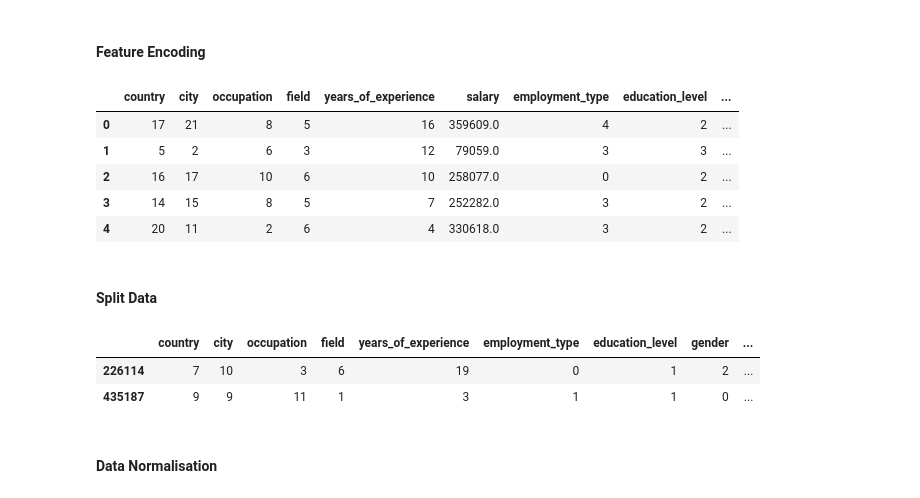
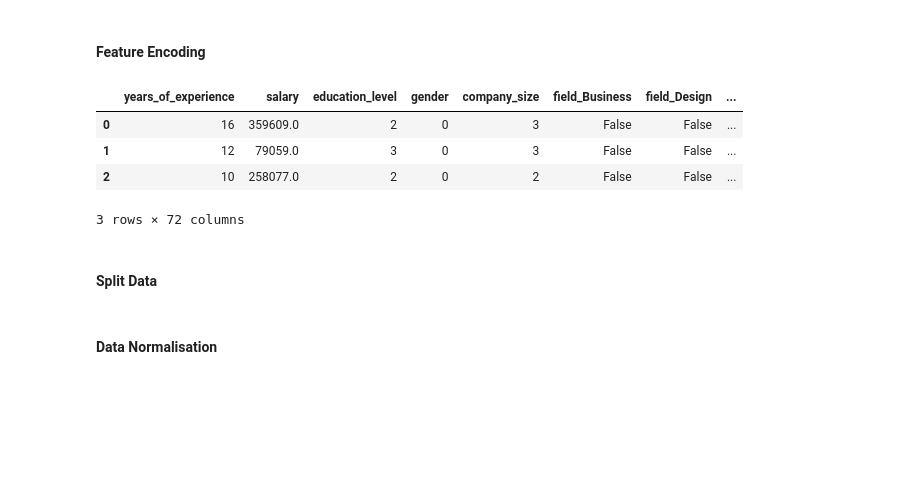
Before and after one commit to KaraniAbdellah/Job_Market, a Jupyter notebook: model_random_forset.ipynb, the cells around one changed output. Saved outputs shown, nothing was run; the diff lists cells and outputs as text; code cells hidden in the pictures; blank space fills up the shorter version.

Commit message:
feat: add One Hot Coding and Label Conding/Mapping to Some Features

```diff
--- a/model_random_forset.ipynb
+++ b/model_random_forset.ipynb
@@ -36,17 +37,24 @@ from sklearn.preprocessing import LabelEncoder
 # %%
-# Encoding The DataSet Features (country, city, field, employment_type, education_level, gender, company_size)
-le = LabelEncoder()
-features = ["country", "city", "occupation", "field", "employment_type", "education_level", "gender", "company_size"]
-for feature in features:
-    cp_data[feature] = le.fit_transform(cp_data[feature])
-cp_data.head()
+# Mapping/Label Encoding This Varaibles
+company_size_map = {'Large': 3, 'Enterprise': 2, 'Medium': 1, 'Small': 0}
+cp_data["company_size"] = [company_size_map[v] for v in cp_data["company_size"]]
+
+gender_map = {'Male': 0, 'Female': 1, 'Other': 2}
+cp_data["gender"] = [gender_map[v] for v in cp_data["gender"]]
+
+education_level_map = {'PhD': 3, 'Master': 2, 'Bachelor': 1, 'High School': 0}
+cp_data["education_level"] = [education_level_map[v] for v in cp_data["education_level"]]
+
+# One-Hot-Encoding
+one_hot_encoder = OneHotEncoder()
+cp_data = pd.get_dummies(cp_data, columns=["field", "employment_type", "city", "country", "occupation"])
+cp_data.head(3)
 # %% [output]
-|  | country | city | occupation | field | years_of_experience | salary | employment_type | education_level | ... |
-| 0 | 17 | 21 | 8 | 5 | 16 | 359609.0 | 4 | 2 | ... |
-| 1 | 5 | 2 | 6 | 3 | 12 | 79059.0 | 3 | 3 | ... |
-| 2 | 16 | 17 | 10 | 6 | 10 | 258077.0 | 0 | 2 | ... |
-| 3 | 14 | 15 | 8 | 5 | 7 | 252282.0 | 3 | 2 | ... |
-| 4 | 20 | 11 | 2 | 6 | 4 | 330618.0 | 3 | 2 | ... |
+|  | years_of_experience | salary | education_level | gender | company_size | field_Business | field_Design | ... |
+| 0 | 16 | 359609.0 | 2 | 0 | 3 | False | False | ... |
+| 1 | 12 | 79059.0 | 3 | 0 | 3 | False | False | ... |
+| 2 | 10 | 258077.0 | 2 | 0 | 2 | False | False | ... |
+3 rows × 72 columns
 # %% [markdown]
 #### Split Data
 # %%
@@ -58,11 +66,6 @@ from sklearn.model_selection import train_test_split
 # %%
 # Split Train Set, Test Set
 X_train, X_test, y_train, y_test = train_test_split(X, y, test_size=0.3, random_state=42)
-X_train.head(2)
-# %% [output]
-|  | country | city | occupation | field | years_of_experience | employment_type | education_level | gender | ... |
-| 226114 | 7 | 10 | 3 | 6 | 19 | 0 | 1 | 2 | ... |
-| 435187 | 9 | 9 | 11 | 1 | 3 | 1 | 1 | 0 | ... |
 # %% [markdown]
 #### Data Normalisation
 # %%
```
Also changed, not shown: parts of 2 cells of this notebook, 3 other files.
